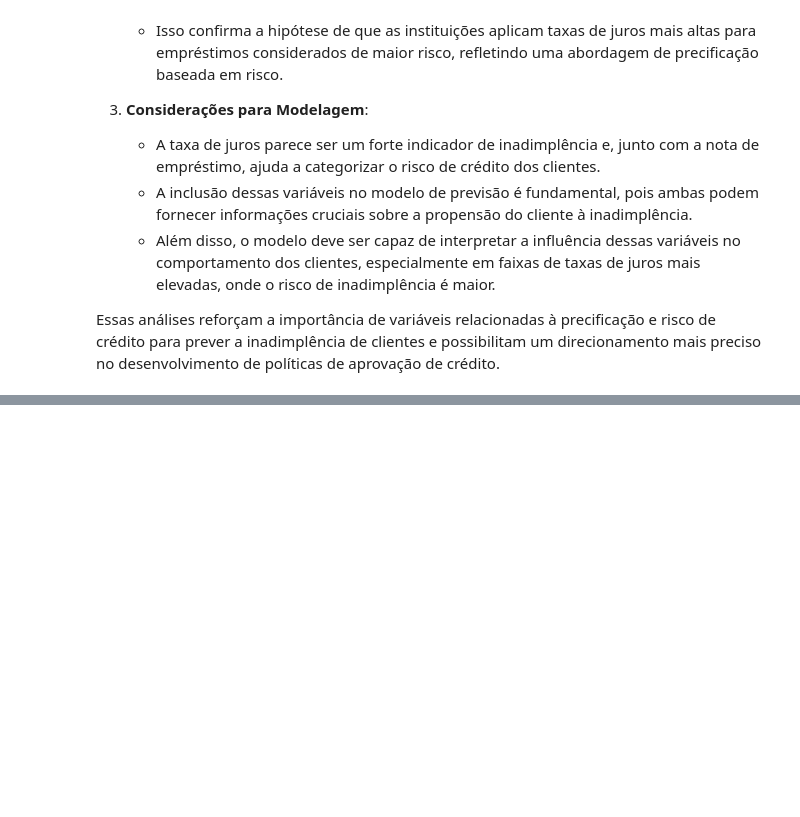
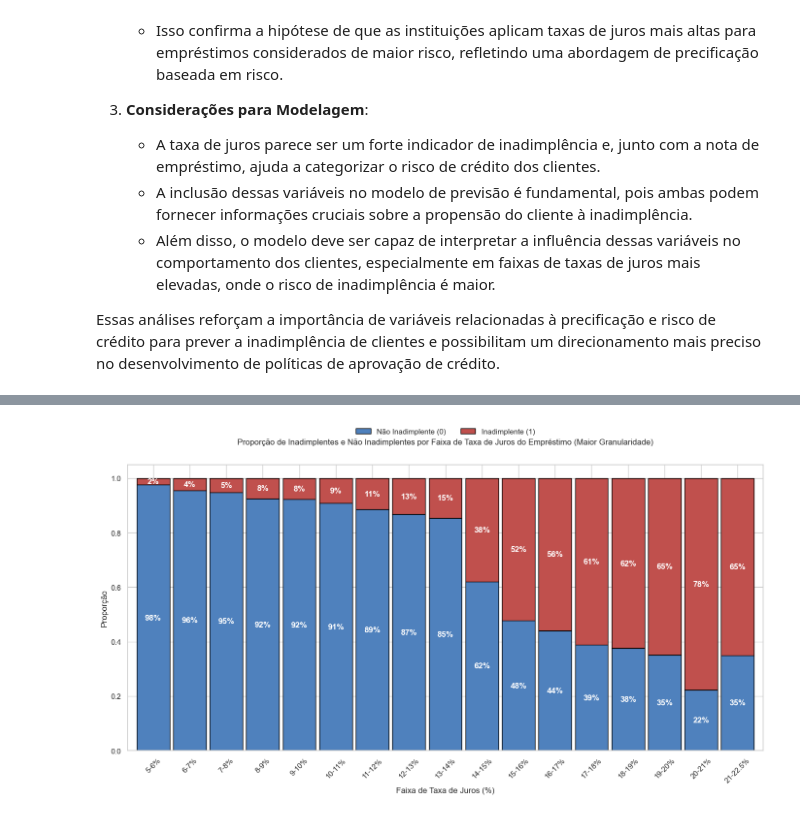
Before and after one commit to tnleite/loan-approval-prediction, a Jupyter notebook: 02-Analise/loan-approval-prediction.ipynb, the cells around one changed output, grey strips where cells are left out. Cells and saved outputs as stored; diff of their text form; code cells hidden in the pictures; blank space fills up the shorter version.

```diff
--- a/02-Analise/loan-approval-prediction.ipynb
+++ b/02-Analise/loan-approval-prediction.ipynb
@@ -1685,11 +1306,0 @@ df.head()
-# %%
-# Identificar e excluir a categoria menos frequente em cada coluna categórica
-for coluna in ['posse_imovel_pessoa', 'finalidade_emprestimo', 'inadimplente_arquivo_pessoa', 'nota_emprestimo']:
-    # Identificar a categoria menos frequente
-    categoria_menos_frequente = df[coluna].value_counts().idxmin()
-
-    # Aplicar One-Hot Encoding e excluir a categoria menos frequente
-    df = pd.get_dummies(df, columns=[coluna], drop_first=False).drop(f"{coluna}_{categoria_menos_frequente}", axis=1)
-
-# Visualizar as primeiras linhas para verificar as novas colunas
-df.head()
@@ -1704,7 +1306,0 @@ df.head()
-# %%
-# Removendo colunas auxiliares de faixas de risco
-# As colunas 'faixa_percentual_renda' e 'faixa_taxa_juros' foram inicialmente criadas para facilitar a visualização e análise exploratória,
-# permitindo identificar padrões e auxiliar na criação de novas features. No entanto, para evitar redundância no modelo,
-# essas colunas estão sendo removidas, já que foram substituídas por features mais representativas.
-
-df.drop(columns=['faixa_percentual_renda', 'faixa_taxa_juros'], inplace=True)
@@ -1737,0 +1461,37 @@ Index(['idade_pessoa', 'renda_pessoa', 'tempo_emprego_pessoa',
+# %%
+# Definindo os novos bins com maior granularidade
+bins_taxa_juros_nova = [5, 6, 7, 8, 9, 10, 11, 12, 13, 14, 15, 16, 17, 18, 19, 20, 21, 22.5]
+labels_taxa_juros_nova = ["5-6%", "6-7%", "7-8%", "8-9%", "9-10%", "10-11%", "11-12%", "12-13%",
+                          "13-14%", "14-15%", "15-16%", "16-17%", "17-18%", "18-19%", "19-20%",
+                          "20-21%", "21-22.5%"]
+
+# Criando a nova coluna com os bins de taxa de juros para maior granularidade
+df['faixa_taxa_juros_nova'] = pd.cut(df['taxa_juros_emprestimo'], bins=bins_taxa_juros_nova, labels=labels_taxa_juros_nova)
+
+# Calculando as proporções de inadimplentes e não inadimplentes para cada faixa de taxa de juros
+proporcoes_taxa_juros_nova = df.groupby('faixa_taxa_juros_nova')['status_emprestimo'].value_counts(normalize=True).unstack().fillna(0)
+
+# Configurando o gráfico com a legenda abaixo do título e espaçamento adequado
+plt.figure(figsize=(14, 8))
+proporcoes_taxa_juros_nova.plot(kind='bar', stacked=True, color=['#4f81bd', '#c0504d'], edgecolor='black', width=0.9, ax=plt.gca())
+
+# Configurações do título e eixo
+plt.title("Proporção de Inadimplentes e Não Inadimplentes por Faixa de Taxa de Juros do Empréstimo (Maior Granularidade)", pad=30)
+plt.xlabel("Faixa de Taxa de Juros (%)")
+plt.ylabel("Proporção")
+
+# Posicionando a legenda abaixo do título
+plt.legend(["Não Inadimplente (0)", "Inadimplente (1)"], loc='upper center', bbox_to_anchor=(0.5, 1.15), ncol=2, frameon=False)
+
+# Adicionando rótulos com os valores de proporção em porcentagem
+for i, faixa in enumerate(proporcoes_taxa_juros_nova.index):
+    total = proporcoes_taxa_juros_nova.loc[faixa]
+    for j, prop in enumerate(total):
+        plt.text(i, total[0] / 2 if j == 0 else total[0] + (total[1] / 2), f"{prop * 100:.0f}%",
+                 ha='center', va='center', color='white', fontweight='bold')
+
+plt.xticks(rotation=45, ha='center')
+plt.tight_layout()
+plt.show()
+# %% [output]
+[figure, added]
```
Also changed, not shown: parts of 54 cells of this notebook.
